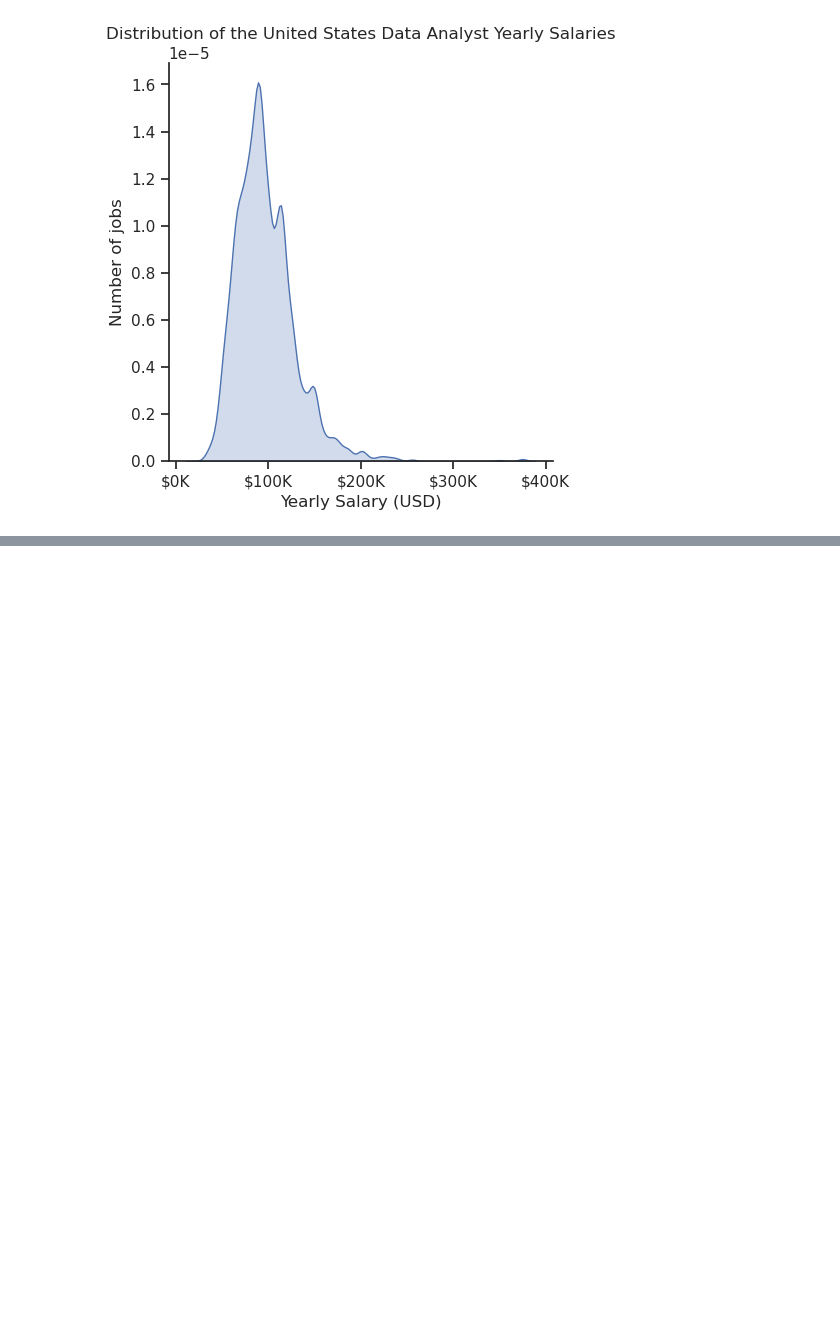
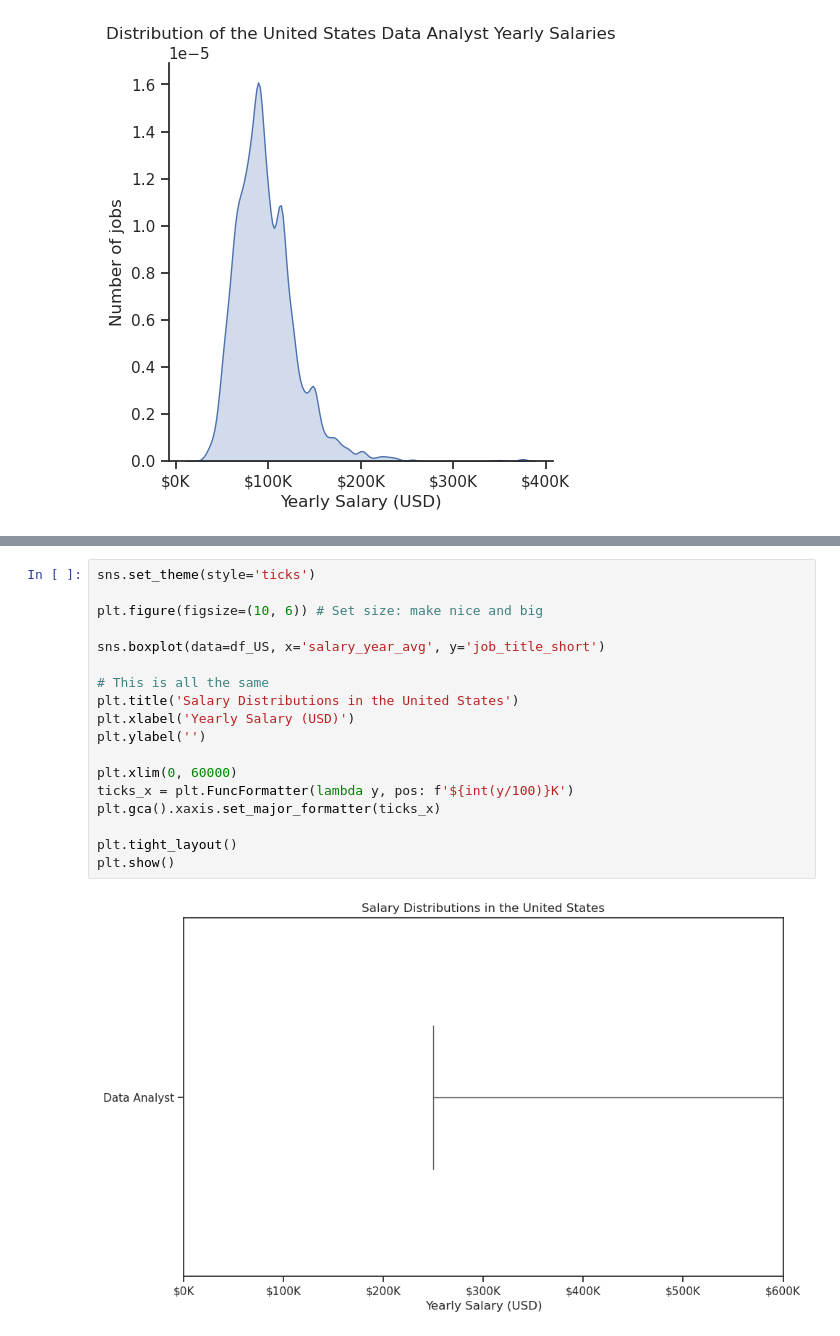
Before and after one commit to mario-ibarra/data_analytics, a Jupyter notebook: 2_Advance/20_Seaborn_Intro.ipynb, the cells around one changed output, grey strips where cells are left out. Drawn from its saved outputs; the diff is of its cells as text; blank space fills up the shorter version.

```diff
--- a/2_Advance/20_Seaborn_Intro.ipynb
+++ b/2_Advance/20_Seaborn_Intro.ipynb
@@ -92,0 +103,20 @@ plt.show()
+# %%
+sns.set_theme(style='ticks')
+
+plt.figure(figsize=(10, 6)) # Set size: make nice and big
+
+sns.boxplot(data=df_US, x='salary_year_avg', y='job_title_short')
+
+# This is all the same
+plt.title('Salary Distributions in the United States')
+plt.xlabel('Yearly Salary (USD)')
+plt.ylabel('')
+
+plt.xlim(0, 60000)
+ticks_x = plt.FuncFormatter(lambda y, pos: f'${int(y/100)}K')
+plt.gca().xaxis.set_major_formatter(ticks_x)
+
+plt.tight_layout()
+plt.show()
+# %% [output]
+[figure, added]
```
Also changed, not shown: parts of 2 cells of this notebook, 9 other files.
